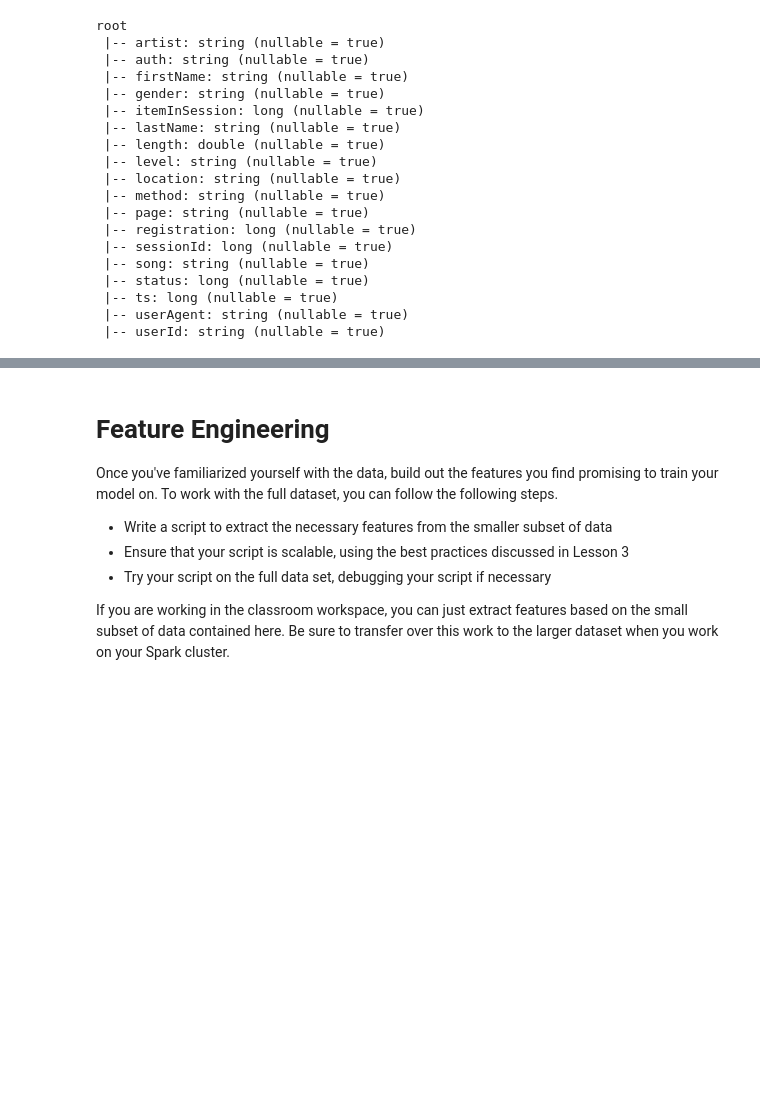
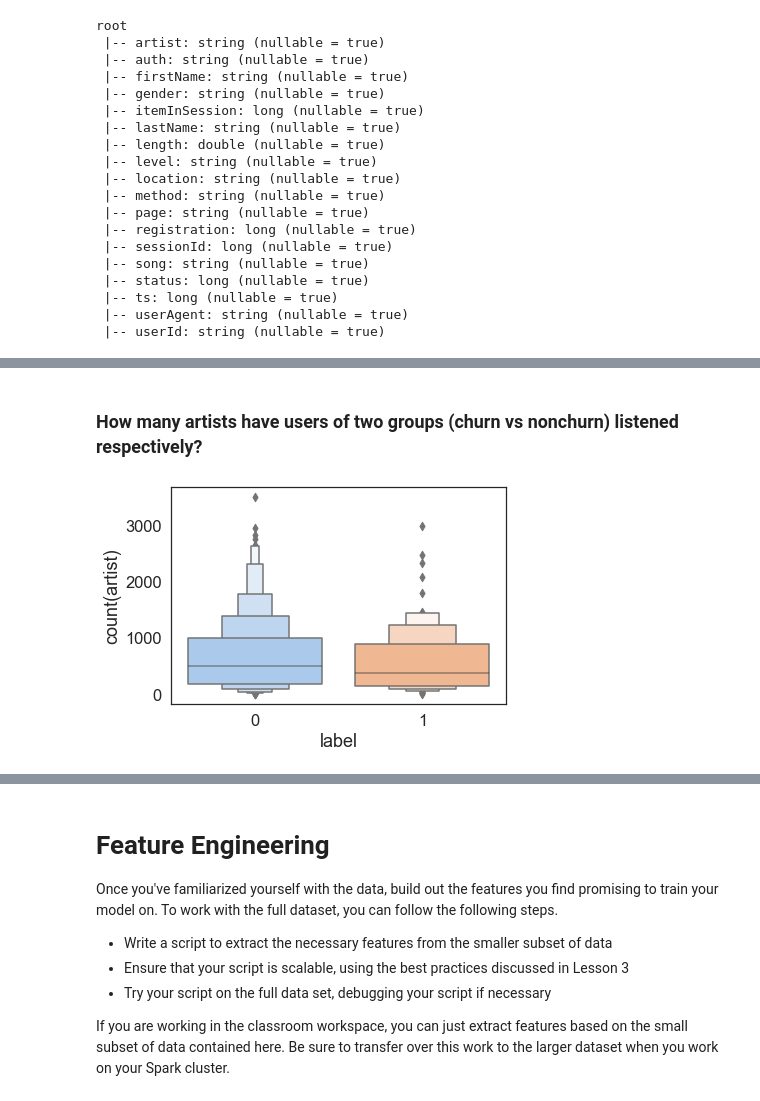
Before and after one commit to anqi-guo/udacity-dsnd-project3, a Jupyter notebook: Sparkify.ipynb, the cells around one changed output, grey strips where cells are left out. Drawn from its saved outputs; the diff is of its cells as text; code cells hidden in the pictures; blank space fills up the shorter version.

```diff
--- a/Sparkify.ipynb
+++ b/Sparkify.ipynb
@@ -67,0 +151,4 @@ only showing top 1 row
+# %%
+time_func = F.udf(lambda x: datetime.datetime.fromtimestamp(x / 1000).strftime('%Y-%m-%d %H:%M:%S'))
+df = df.withColumns({'datetime': time_func('ts'), 'reg_datetime': time_func('registration')})
+df.select('userId','ts','datetime','registration','reg_datetime').show(3)
@@ -67,0 +165,19 @@ only showing top 1 row
+# %%
+# extract year, month, day of month, day of week, hour from datetime
+df = df.withColumns({
+    'year': F.year(F.col('datetime')),
+    'reg_year': F.year(F.col('reg_datetime')),
+    'month': F.month(F.col('datetime')),
+    'reg_month': F.month(F.col('reg_datetime')),
+    'week_of_year': F.weekofyear(F.col('datetime')),
+    'reg_woy': F.weekofyear(F.col('reg_datetime')),
+    'day_of_month': F.dayofmonth(F.col('datetime')),
+    'reg_dom': F.dayofmonth(F.col('reg_datetime')),
+    'day_of_week': F.dayofweek(F.col('datetime')),
+    'reg_dow': F.dayofweek(F.col('reg_datetime')),
+    'hour': F.hour(F.col('datetime')),
+    'reg_hour': F.hour(F.col('reg_datetime')),
+})
+
+df.select('userId','datetime','year','month','week_of_year','day_of_month','day_of_week','hour').show(3)
+df.select('userId','reg_datetime','reg_year','reg_month','reg_woy','reg_dom','reg_dow','reg_hour').show(3)
@@ -67,0 +205,13 @@ only showing top 1 row
+# %%
+churn_user = df.filter(df['page']=='Cancellation Confirmation')\
+    .select('userId').distinct()\
+    .withColumn('label', F.lit(1))
+
+nonchurn_user = df.filter(~df['userId'].isin(churn_user.select('userId').rdd.flatMap(lambda x: x).collect()))\
+    .select('userId').distinct()\
+    .withColumn('label', F.lit(0))
+
+df_churn = churn_user.union(nonchurn_user)
+df_churn.groupBy('label').agg(F.count('userId')).show()
+
+df_churn.filter(df_churn['label']==1).count() / df_churn.count()
@@ -67,0 +228,3 @@ only showing top 1 row
+# %%
+# merge label to original df
+df = df.join(df_churn, on=['userId'])
@@ -67,0 +259,8 @@ only showing top 1 row
+# %% [markdown]
+### How many artists have users of two groups (churn vs nonchurn) listened respectively?
+# %%
+g = df.groupBy('label', 'userId').agg(F.count_distinct('artist')).toPandas()
+
+sns.boxenplot(data=g, y='count(artist)', x='label');
+# %% [output]
+[figure, added]
```
Also changed, not shown: parts of 83 cells of this notebook.
